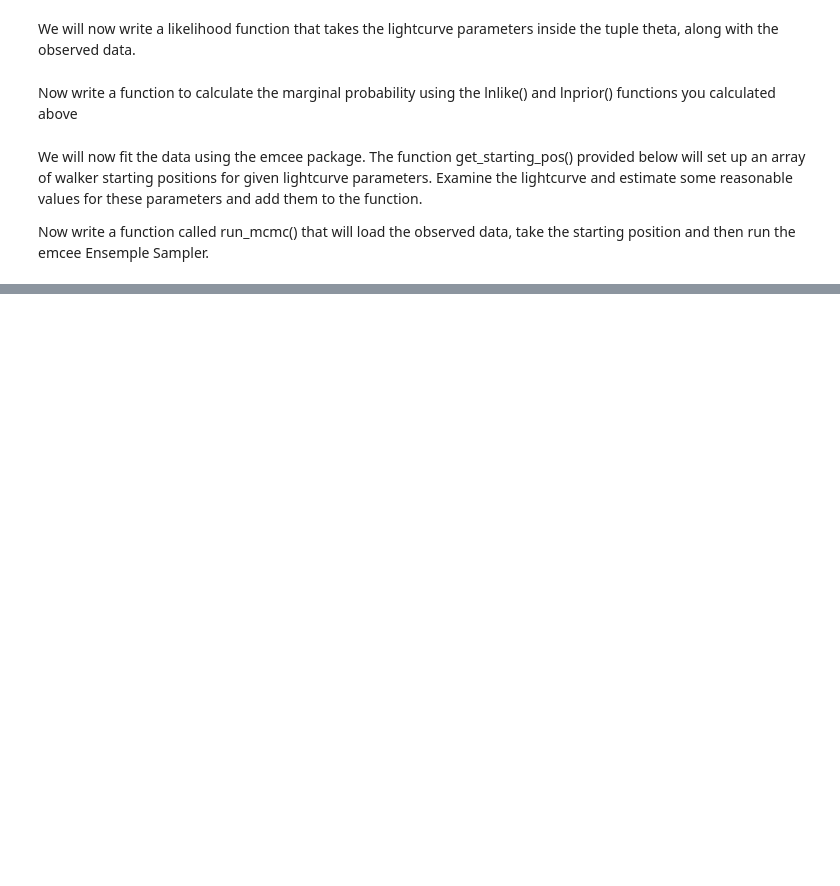
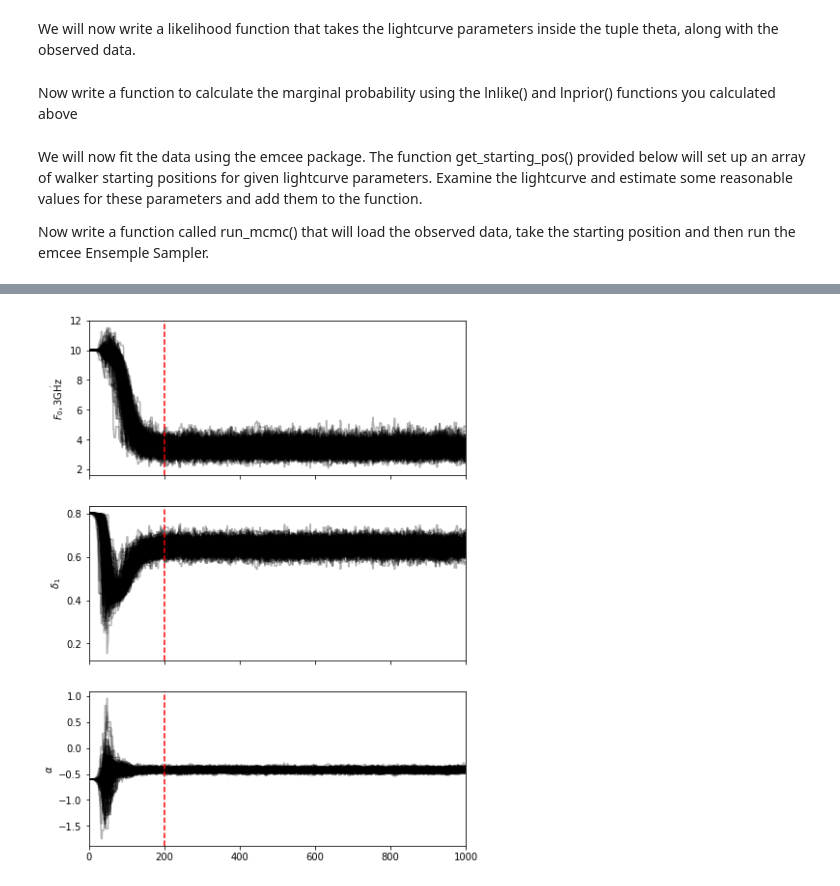
Before and after one commit to ddobie/growth-winter-school-2018, a Jupyter notebook: full_solutions.ipynb, the cells around one changed output, grey strips where cells are left out. Drawn from its saved outputs; the diff is of its cells as text; code cells hidden in the pictures; blank space fills up the shorter version.

```diff
--- a/full_solutions.ipynb
+++ b/full_solutions.ipynb
@@ -258,0 +373,22 @@ make_corner_plot(good_chain)
+# %%
+def make_chain_plot_noturnover(chain, chain_cut):
+    niters = chain.shape[1]
+    ndim = chain.shape[2]
+
+    fig, axes = plt.subplots(ndim,1,sharex=True)
+    fig.set_size_inches(7, 10)
+
+    param_names = ['$F_{0}, 3\.{\\rm GHz}}$','$\\delta_1$', '$\\alpha$']
+
+    for i, (ax,param_name) in enumerate(zip(axes,param_names)):
+        ax.plot(chain[:,:,i].T,linestyle='-',color='k',alpha=0.3)
+        ax.set_ylabel(param_name)
+        ax.set_xlim(0,niters)
+        ax.axvline(chain_cut,c='r',linestyle='--')
+
+chain_noturnover = sampler_noturnover.chain
+chain_cut_nt = 200
+
+make_chain_plot_noturnover(chain_noturnover, chain_cut)
+# %% [output]
+[figure, added]
```
Also changed, not shown: parts of 17 cells of this notebook.
